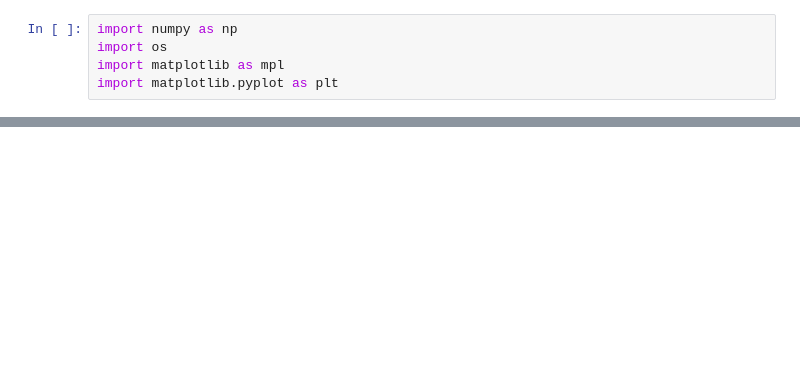
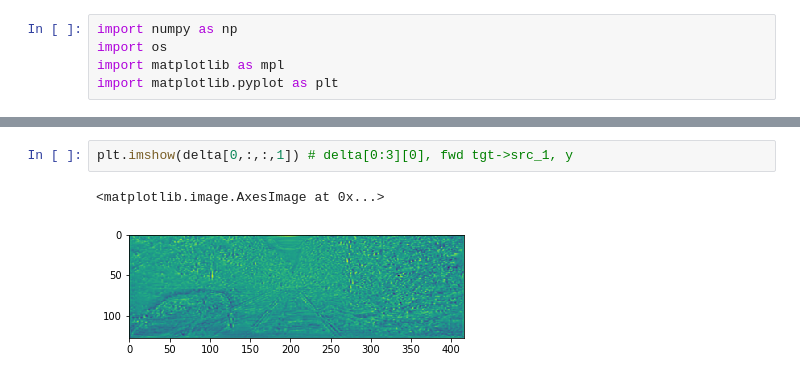
Before and after one commit to qihao-huang/GeoNet, a Jupyter notebook: tools/vis/show_depth_delta.ipynb, the cells around one changed output, grey strips where cells are left out. Drawn from its saved outputs; the diff is of its cells as text; blank space fills up the shorter version.

```diff
--- a/tools/vis/show_depth_delta.ipynb
+++ b/tools/vis/show_depth_delta.ipynb
@@ -779,0 +57,5 @@ view_idx(var_names[1])
+# %%
+plt.imshow(delta[0,:,:,1]) # delta[0:3][0], fwd tgt->src_1, y
+# %% [output]
+<matplotlib.image.AxesImage at 0x...>
+[figure, added]
```
Also changed, not shown: parts of 152 cells of this notebook, 7 other files.
